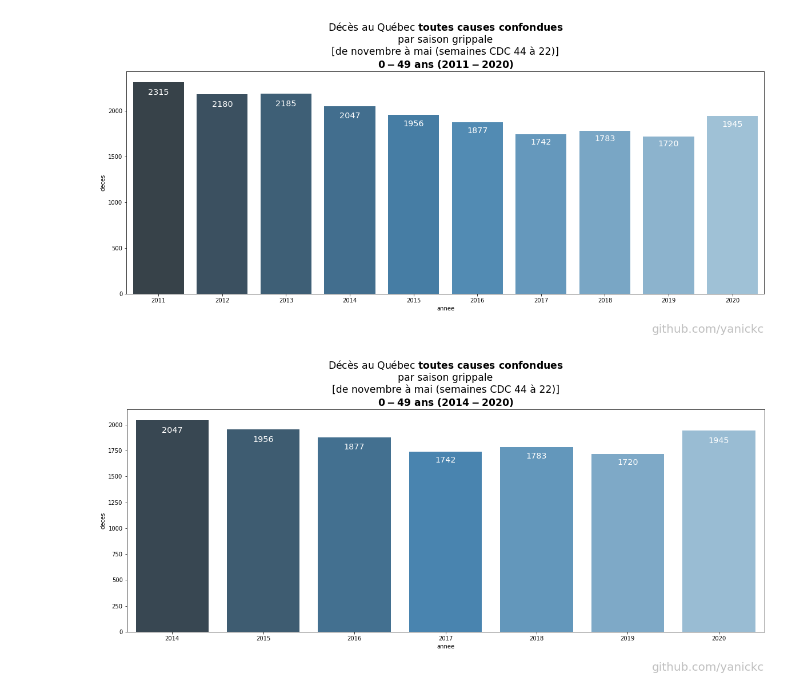
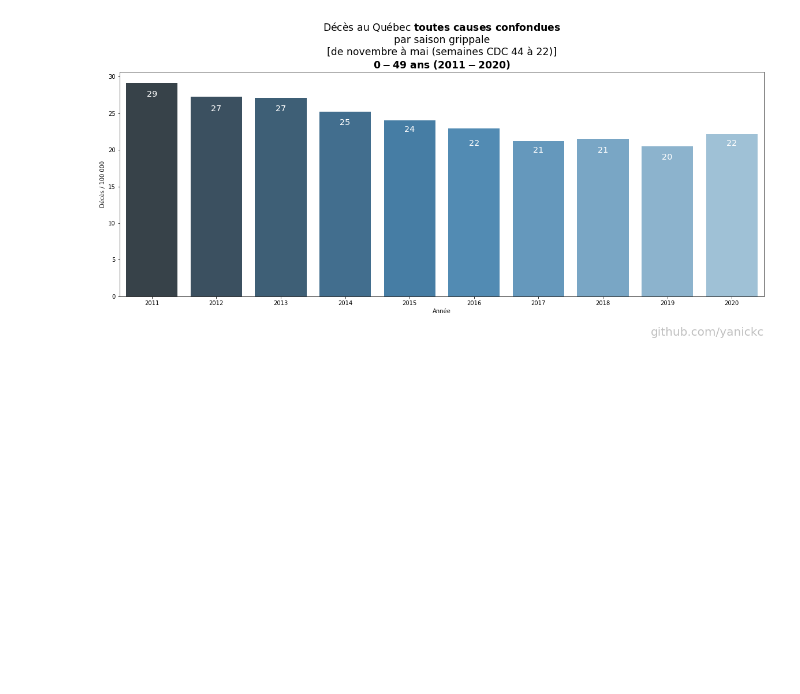
Before and after one commit to yanickc/deces_quebec, a Jupyter notebook: Décès par semaine au Québec par groupe age.ipynb, the cells around one changed output. Cells and saved outputs as stored; diff of their text form; code cells hidden in the pictures; blank space fills up the shorter version.

```diff
--- a/Décès par semaine au Québec par groupe age.ipynb
+++ b/Décès par semaine au Québec par groupe age.ipynb
@@ -46,9 +43,19 @@ current_population = 8484965
 # %%
 def get_grouping_by_age(groupe_age):
     df = download_stats()
-    g = df[df["Groupe d'âge"] == groupe_age]
+    g = df[df[2] == groupe_age]
     g = g.transpose()
-    g.drop("Groupe d'âge", inplace=True)
     g.columns = g.iloc[0]
-    g = g[1:53]
+    g.drop([0,1,2,55], inplace=True)
     return g
+
+
+age_total = get_grouping_by_age("Total")
+age_70_plus = get_grouping_by_age("70 ans et plus")
+age_50_69 = get_grouping_by_age("50-69 ans")
+age_0_49 = get_grouping_by_age("0-49 ans")
+
+SEASON_START_WEEK = 44
+SEASON_END_WEEK = 22
+
+LAST_WEEK_DATA=47
@@ -110,7 +109,7 @@ def create_df(values, rolling_window=52):
     d = []
 
     for i in range(2010, 2020+1):
-        yd = values[f"{i}"].array
+        yd = values[i].array
         s.extend([f"{i}"] + [f"{x+1}" if (x % 13==0) and x<52 else "" for x in range(1, len(yd))])
         w.extend([f"{i}-{w+1:02}" for w in range(len(yd))])
         d.extend(yd)
@@ -162,3 +161,9 @@ def create_df(values, rolling_window=52):
     df["diff_deces_norm_min"] = df["deces_norm"] - df["min_deces_norm"]
 
     return df
+
+
+df_total = create_df(age_total)
+df_70_plus = create_df(age_70_plus)
+df_50_69 = create_df(age_50_69)
+df_0_49 = create_df(age_0_49)
@@ -244,7 +257,7 @@ def draw_seasons(df, ax, col_deces, col_av, col_diff_deces, start_year=2011):
         ax.fill_between(df["week_code"][i1:i2], df[col_av][i1:i2], df[col_deces][i1:i2],
                         where=df[col_diff_deces][i1:i2] < 0, interpolate=True, facecolor='tab:green', alpha=0.5)
 # %%
-def draw_barplot(df, group_title, start_year=2011):
+def draw_barplot(df, group_title, start_year=2011, per_thousands=True):
     group_title = group_title + f" ({start_year}-2020)"
 
     season_totals = integrate_seasons(df, col="deces_norm", start_year=start_year)
@@ -255,12 +268,15 @@ def draw_barplot(df, group_title, start_year=2011):
 
     st = pd.DataFrame({"annee":list(season_totals.keys()), "deces": list(season_totals.values())})
     st.columns = ["annee", "deces"]
-    # st.index.name = "annee"
-    # st = st.transpose()
+
+    if per_thousands:
+        st["deces"] = st["deces"].values / population[0].values * 100000
+
     fig, ax = plt.subplots(figsize=(20, 8))
     plt.subplots_adjust(top=0.8)
 
     g = sns.barplot(x="annee", y="deces", data=st, palette="Blues_d", ax=ax)
+    g.set(xlabel="Année", ylabel="Décès / 100 000" if per_thousands else "Décès")
 
     for index, row in st.iterrows():
         g.text(x=row.name, y=(int(row.deces) * 0.95), s=int(row.deces), color='white', va="center", ha="center",fontsize="x-large")
@@ -466,6 +497,5 @@ draw_barplot(df_50_69, "50-69 ans", start_year=2014)
 # %%
 draw_barplot(df_0_49, "0-49 ans")
-draw_barplot(df_0_49, "0-49 ans", start_year=2014)
+# draw_barplot(df_0_49, "0-49 ans", start_year=2014)
 # %% [output]
-[figure, old version]
+[figure, new version]
-[figure, removed]
```
Also changed, not shown: parts of 18 cells of this notebook, 28 other files.
